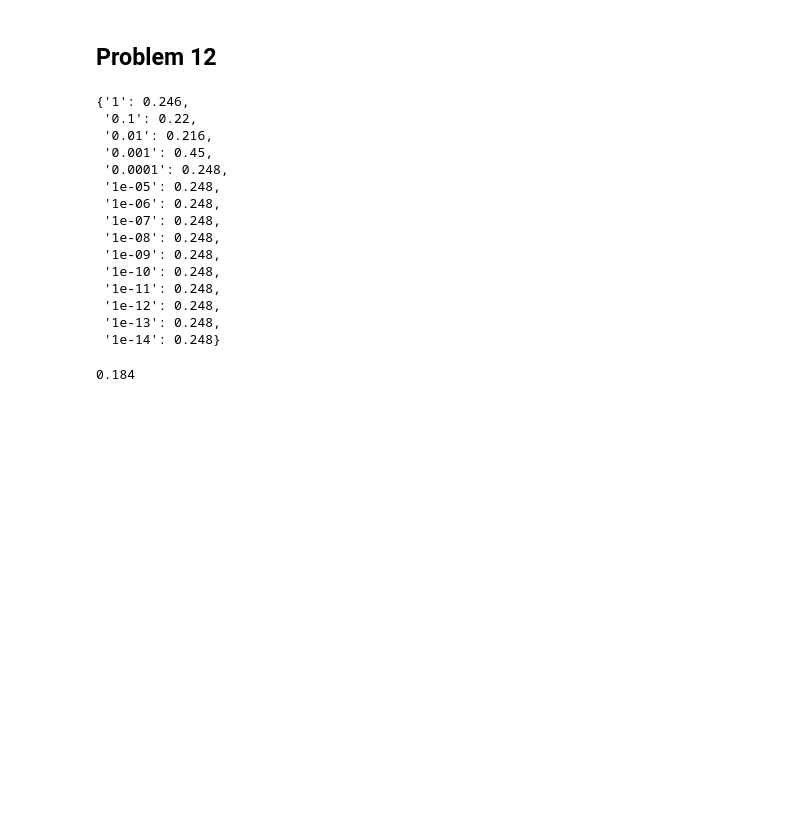
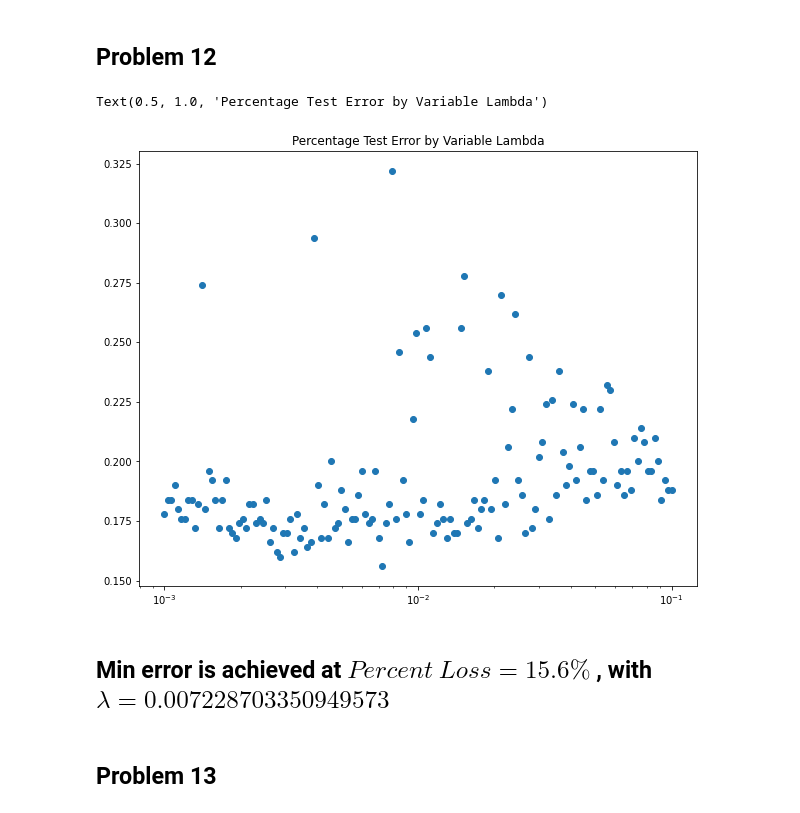
Before and after one commit to nyu-big-data/ds-masters, a Jupyter notebook: Spring-Term-2021/1003-Machine-Learning/Homework/HW-3/1003 HW 3 Dataset and Sparse Representation.ipynb, the cells around one changed output. Drawn from its saved outputs; the diff is of its cells as text; code cells hidden in the pictures; blank space fills up the shorter version.

```diff
--- a/Spring-Term-2021/1003-Machine-Learning/Homework/HW-3/1003 HW 3 Dataset and Sparse Representation.ipynb
+++ b/Spring-Term-2021/1003-Machine-Learning/Homework/HW-3/1003 HW 3 Dataset and Sparse Representation.ipynb
@@ -221,39 +219,24 @@ Slow loss: 0.21 Fast loss: 0.22
 # %% [markdown]
 ## Problem 12
-# %%
-error_dict = dict()
-
-for i in range(15):
-    temp = 10**(-i)
-    label = str(temp)
-    w_fast = fast_pegasos_algo(X_train,y_train, temp, 6)
-    error_dict[label] = classification_error(X_test,y_test,w_fast)
-# %%
-error_dict
-# %% [output]
-{'1': 0.246,
- '0.1': 0.22,
- '0.01': 0.216,
- '0.001': 0.45,
- '0.0001': 0.248,
- '1e-05': 0.248,
- '1e-06': 0.248,
- '1e-07': 0.248,
- '1e-08': 0.248,
- '1e-09': 0.248,
- '1e-10': 0.248,
- '1e-11': 0.248,
- '1e-12': 0.248,
- '1e-13': 0.248,
- '1e-14': 0.248}
 # %%
-error_dict = dict()
-
-for i in np.linspace(.001,.01,50):
-    label = str(i)
-    w_fast = fast_pegasos_algo(X_train,y_train, i, 6)
-    error_dict[label] = classification_error(X_test,y_test,w_fast)
+error_list = list()
+lambda_list = list()
+lambda_regs = np.logspace(-3,-1,num=150)
+for lambda_reg in lambda_regs:
+    w_fast = fast_pegasos_algo(X_train,y_train, lambda_reg, 50)
+    error_list.append(classification_error(X_test,y_test,w_fast))
+    lambda_list.append(lambda_reg)
 # %%
-min(error_dict.values())
+min_error_lambda = lambda_list[error_list.index(min(error_list))]
-# %% [output]
-0.184
+# %%
+plt.figure(figsize=(10,8))
+plt.scatter(lambda_list,error_list)
+plt.xscale('log')
+plt.title('Percentage Test Error by Variable Lambda')
+# %% [output]
+Text(0.5, 1.0, 'Percentage Test Error by Variable Lambda')
+[figure, added]
+# %% [markdown]
+## Min error is achieved at $Percent \ Loss = 15.6\% $ , with $\lambda= 0.007228703350949573$
+# %% [markdown]
+## Problem 13
```
Also changed, not shown: parts of 21 cells of this notebook, 2 other files.
